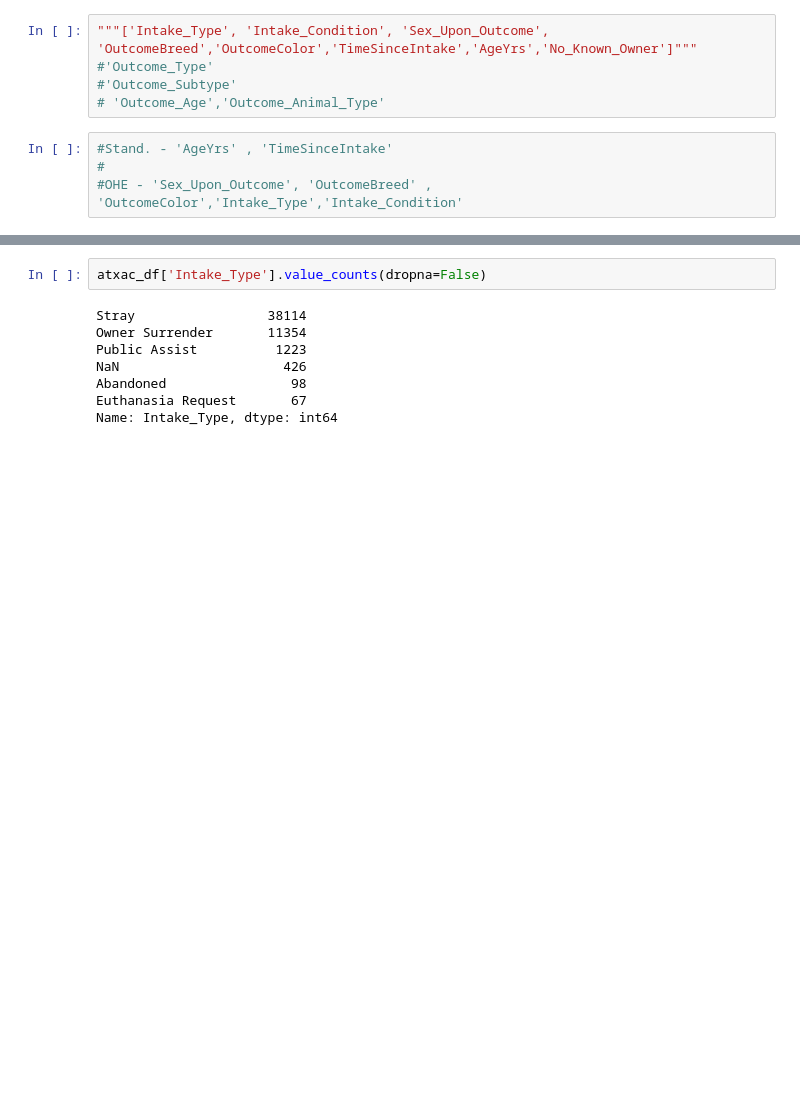
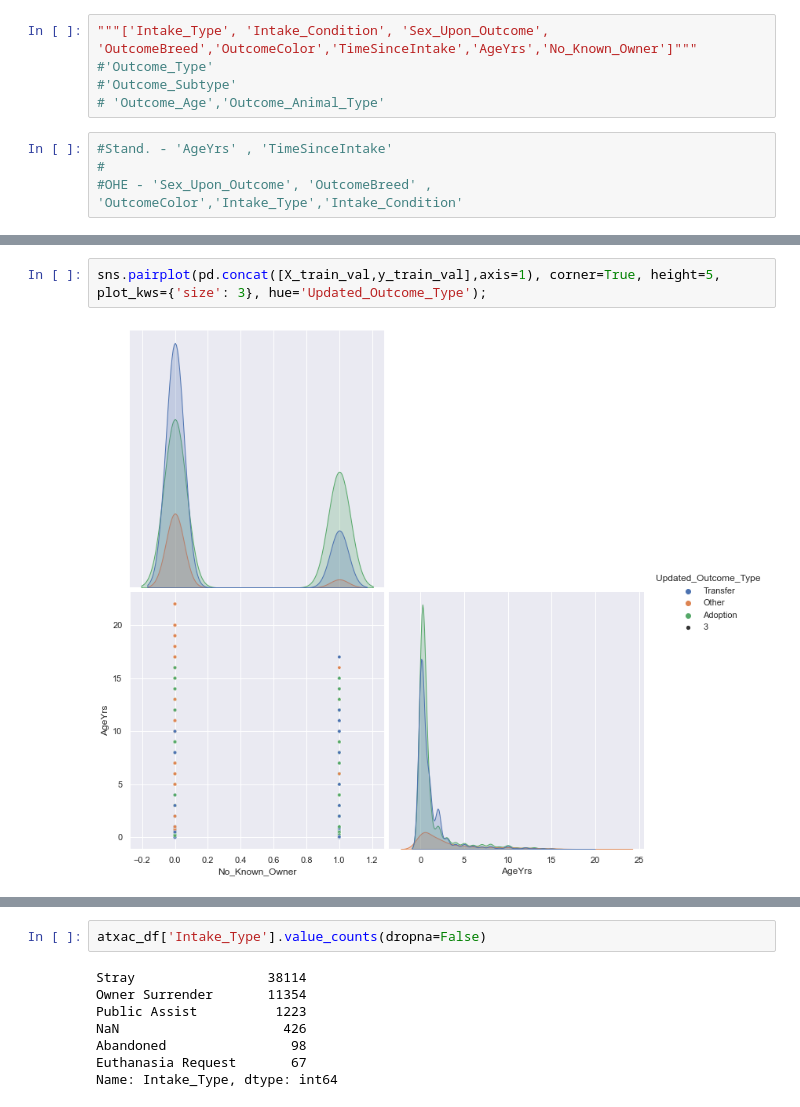
Before and after one commit to cttlc2u/proj3_atxac, a Jupyter notebook: KNN_ATXAC.ipynb, the cells around one changed output, grey strips where cells are left out. Saved outputs shown, nothing was run; the diff lists cells and outputs as text; blank space fills up the shorter version.

```diff
--- a/KNN_ATXAC.ipynb
+++ b/KNN_ATXAC.ipynb
@@ -55,0 +66,4 @@ X_val.shape
+# %%
+sns.pairplot(pd.concat([X_train_val,y_train_val],axis=1), corner=True, height=5, plot_kws={'size': 3}, hue='Updated_Outcome_Type');
+# %% [output]
+[figure, added]
```
Also changed, not shown: parts of 17 cells of this notebook, 2 other files.
